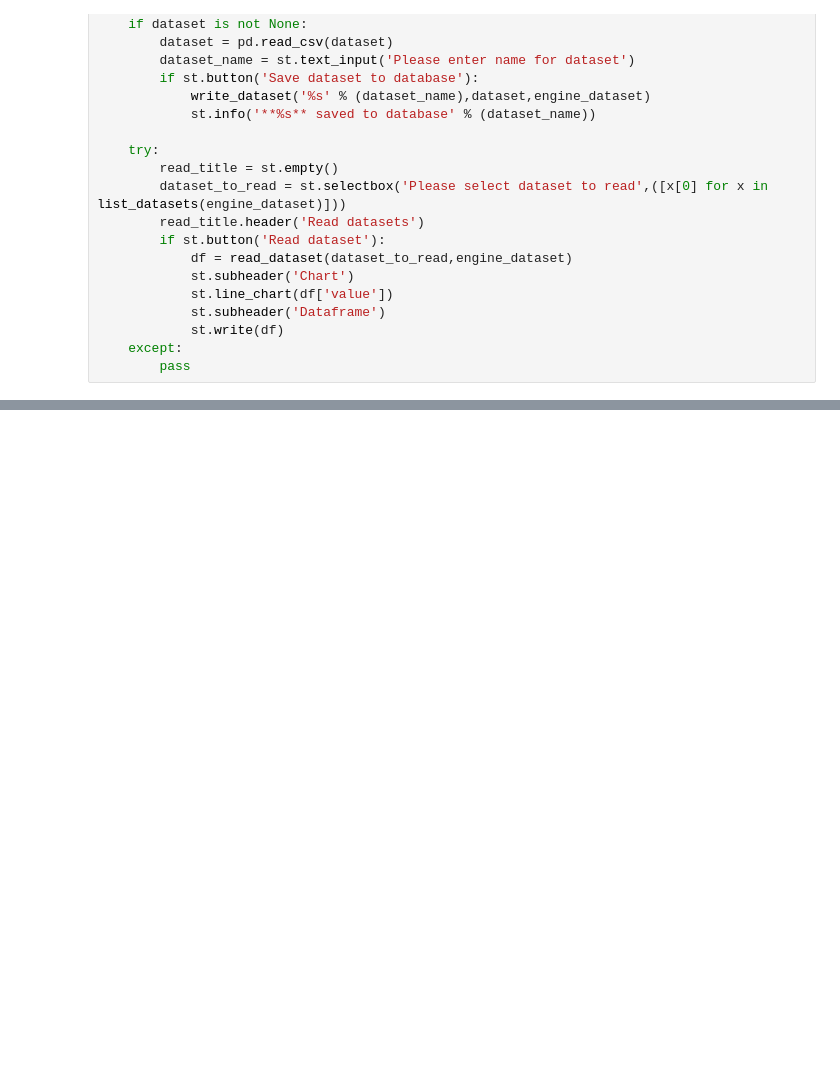
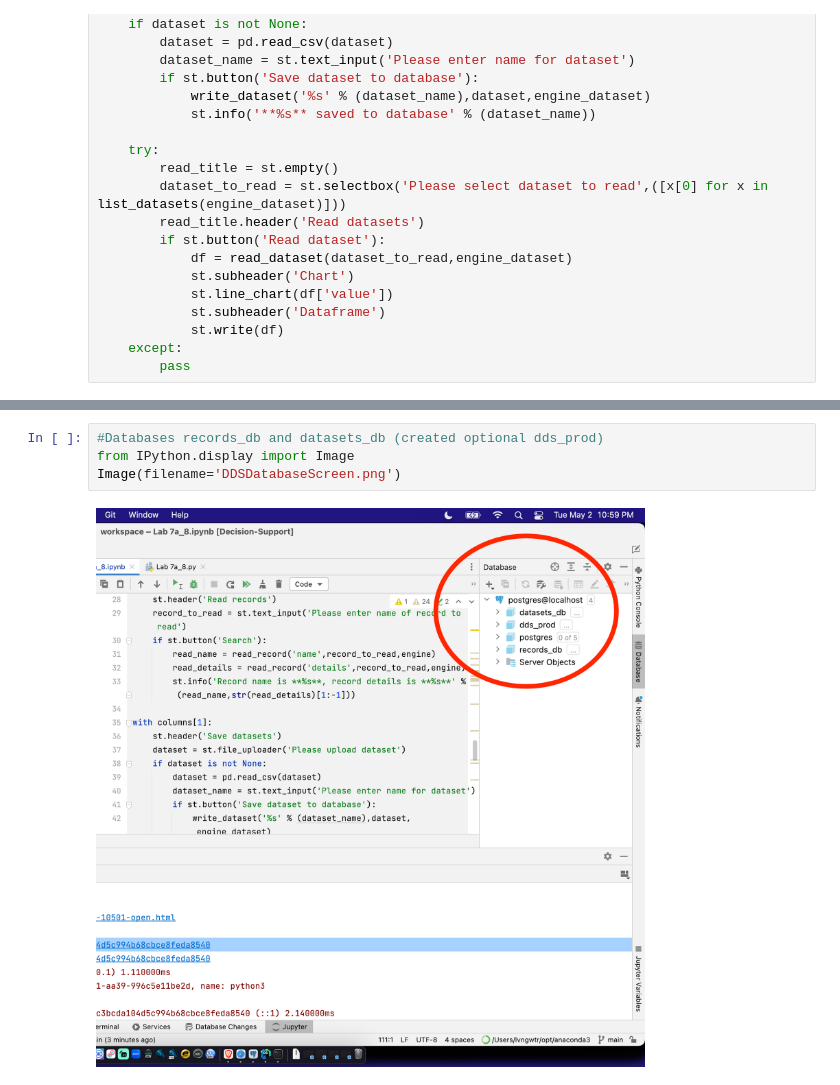
Before and after one commit to willixm9/Decision-Support, a Jupyter notebook: Lab 7a_8.ipynb, the cells around one changed output, grey strips where cells are left out. Drawn from its saved outputs; the diff is of its cells as text; blank space fills up the shorter version.

```diff
--- a/Lab 7a_8.ipynb
+++ b/Lab 7a_8.ipynb
@@ -124,0 +129,6 @@ with columns[1]:
+# %%
+#Databases records_db and datasets_db (created optional dds_prod)
+from IPython.display import Image
+Image(filename='DDSDatabaseScreen.png')
+# %% [output]
+[figure, added]
```
Also changed, not shown: parts of 2 cells of this notebook, 1 other file.
